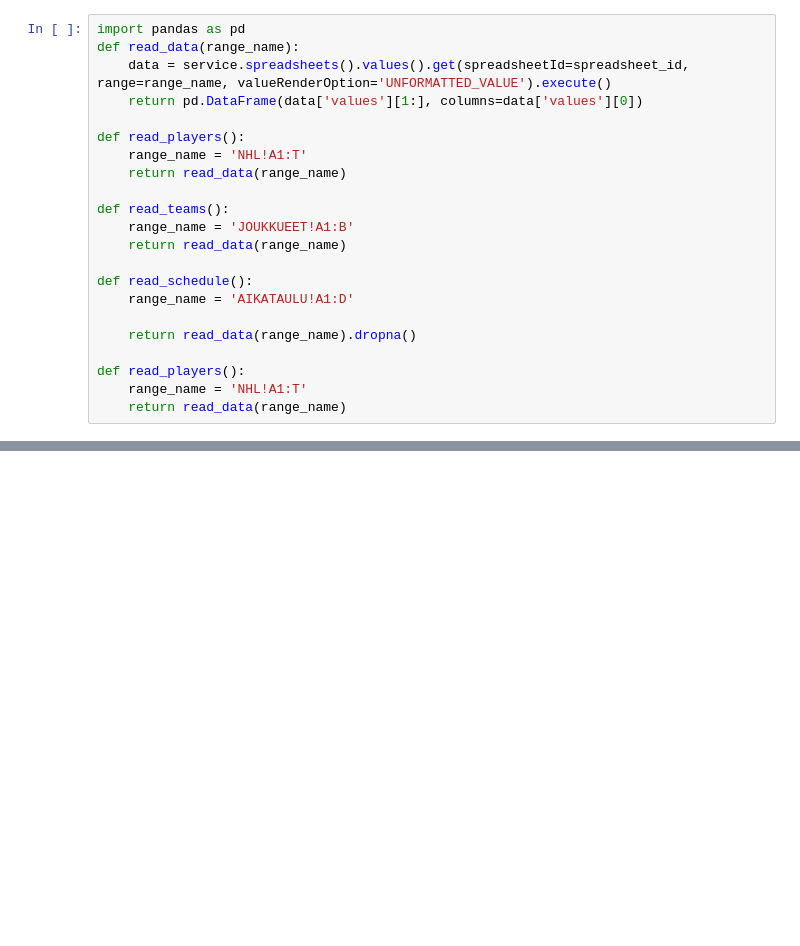
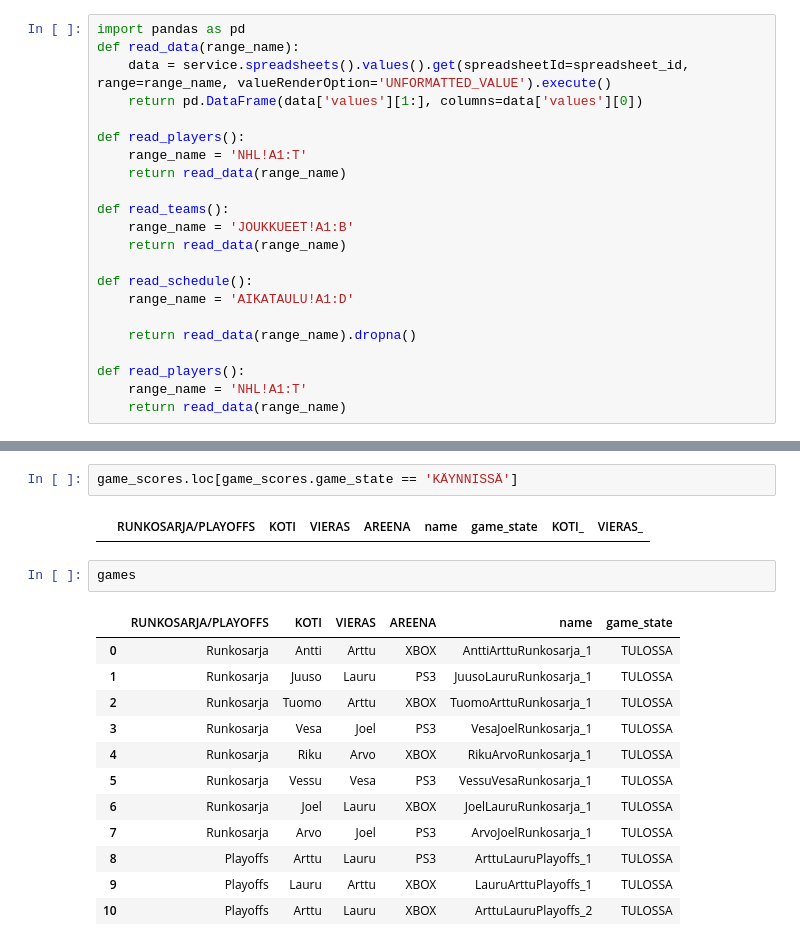
Before and after one commit to loerssoni/gambina-cup, a Jupyter notebook: notebooks/testing.ipynb, the cells around one changed output, grey strips where cells are left out. Drawn from its saved outputs; the diff is of its cells as text; blank space fills up the shorter version.

```diff
--- a/notebooks/testing.ipynb
+++ b/notebooks/testing.ipynb
@@ -225,0 +341,19 @@ goals
+# %%
+game_scores.loc[game_scores.game_state == 'KÄYNNISSÄ']
+# %% [output]
+|  | RUNKOSARJA/PLAYOFFS | KOTI | VIERAS | AREENA | name | game_state | KOTI_ | VIERAS_ |
+# %%
+games
+# %% [output]
+|  | RUNKOSARJA/PLAYOFFS | KOTI | VIERAS | AREENA | name | game_state |
+| 0 | Runkosarja | Antti | Arttu | XBOX | AnttiArttuRunkosarja_1 | TULOSSA |
+| 1 | Runkosarja | Juuso | Lauru | PS3 | JuusoLauruRunkosarja_1 | TULOSSA |
+| 2 | Runkosarja | Tuomo | Arttu | XBOX | TuomoArttuRunkosarja_1 | TULOSSA |
+| 3 | Runkosarja | Vesa | Joel | PS3 | VesaJoelRunkosarja_1 | TULOSSA |
+| 4 | Runkosarja | Riku | Arvo | XBOX | RikuArvoRunkosarja_1 | TULOSSA |
+| 5 | Runkosarja | Vessu | Vesa | PS3 | VessuVesaRunkosarja_1 | TULOSSA |
+| 6 | Runkosarja | Joel | Lauru | XBOX | JoelLauruRunkosarja_1 | TULOSSA |
+| 7 | Runkosarja | Arvo | Joel | PS3 | ArvoJoelRunkosarja_1 | TULOSSA |
+| 8 | Playoffs | Arttu | Lauru | PS3 | ArttuLauruPlayoffs_1 | TULOSSA |
+| 9 | Playoffs | Lauru | Arttu | XBOX | LauruArttuPlayoffs_1 | TULOSSA |
+| 10 | Playoffs | Arttu | Lauru | XBOX | ArttuLauruPlayoffs_2 | TULOSSA |
```
Also changed, not shown: parts of 12 cells of this notebook.
